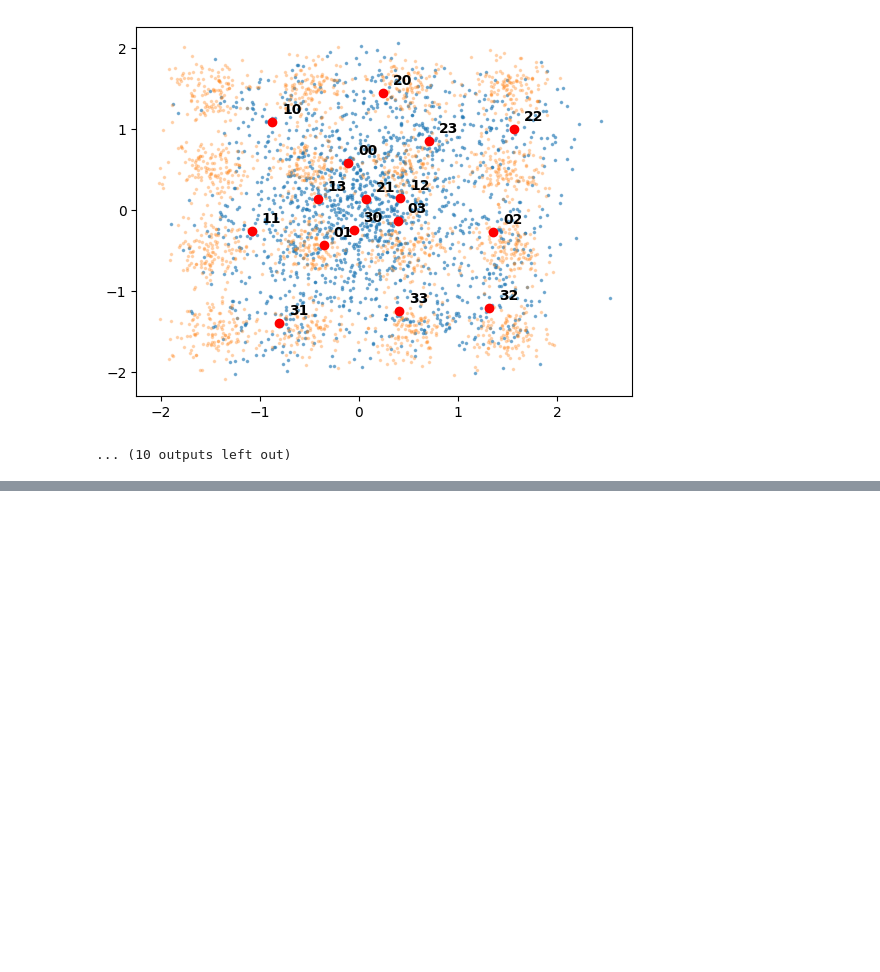
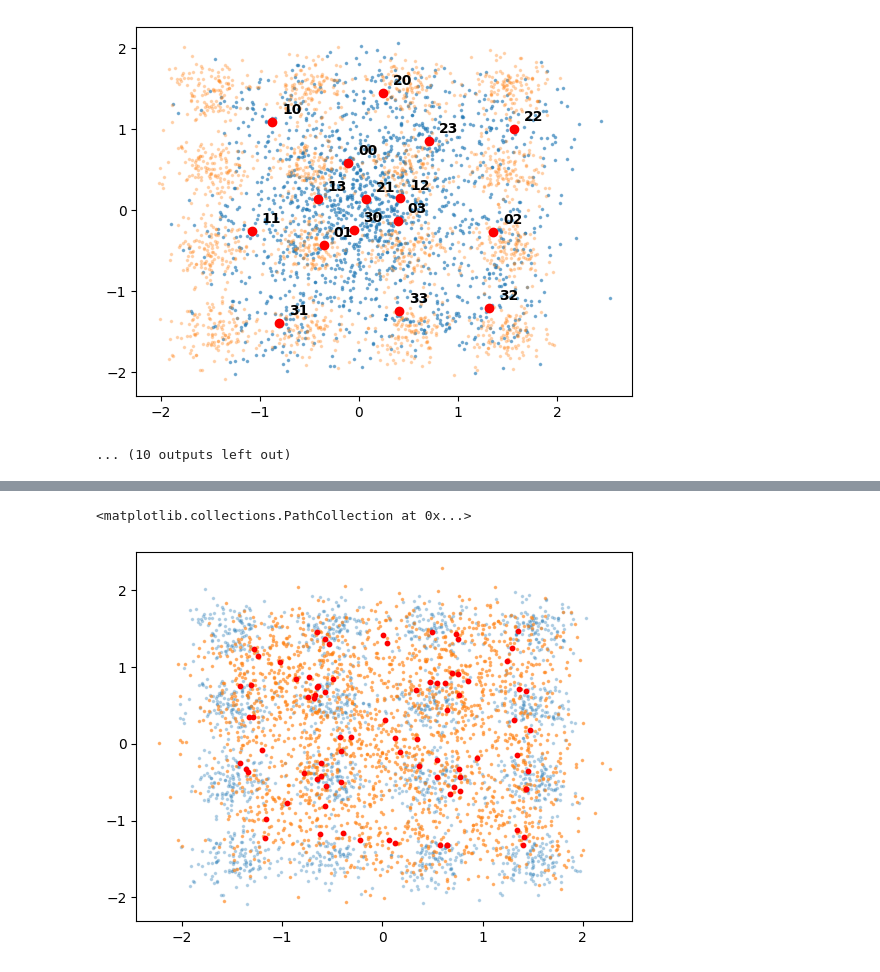
Before and after one commit to andrewnam/gfn_attractors, a Jupyter notebook: python/scripts/gaussians2d.ipynb, the cells around one changed output, grey strips where cells are left out. Saved outputs shown, nothing was run; the diff lists cells and outputs as text; code cells hidden in the pictures; blank space fills up the shorter version.

```diff
--- a/python/scripts/gaussians2d.ipynb
+++ b/python/scripts/gaussians2d.ipynb
@@ -188,0 +438,7 @@ update: 2500 | mle: 3.233 | tbc: 13.81 | sigma_z: 0.185
+# %%
+plt.scatter(*data.cpu().numpy().T, s=2.5, alpha=.25)
+plt.scatter(*x.cpu().numpy().T, s=2.5, alpha=.5)
+plt.scatter(*df_avg[['x', 'y']].values.T, s=10, c='red')
+# %% [output]
+<matplotlib.collections.PathCollection at 0x...>
+[figure, added]
```
Also changed, not shown: parts of 9 cells of this notebook.
